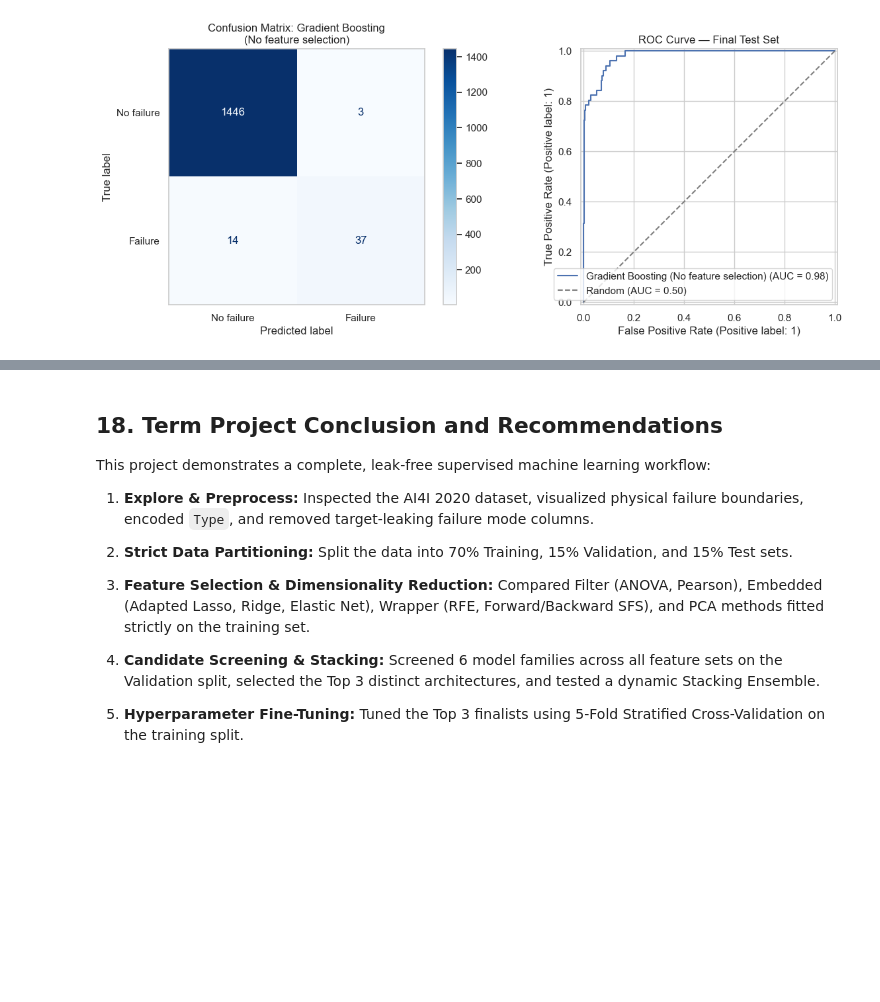
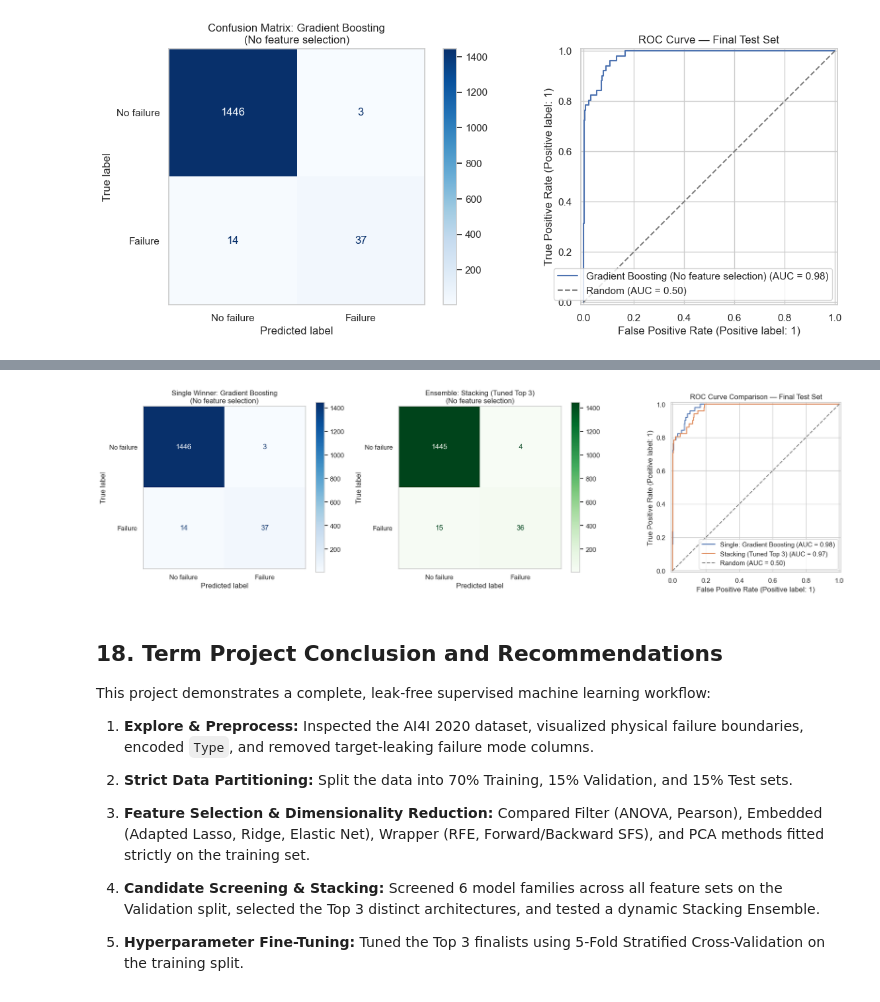
Before and after one commit to sotheasokea/ML_Term_Project, a Jupyter notebook: Predictive_Maintenance_Version 2_Res.ipynb, the cells around one changed output, grey strips where cells are left out. Cells and saved outputs as stored; diff of their text form; code cells hidden in the pictures; blank space fills up the shorter version.

Commit message:
Finalized Version For Term Project

```diff
--- a/Predictive_Maintenance_Version 2_Res.ipynb
+++ b/Predictive_Maintenance_Version 2_Res.ipynb
@@ -1540,3 +1540,96 @@ Final unseen test result:
 |  | Feature selection | Model | Features | Test F1 | Test recall | Test precision | Test balanced accuracy | ... |
 | 0 | No feature selection | Gradient Boosting | Type, Air temperature [K], Proces... | 0.813187 | 0.72549 | 0.925 | 0.86171 | ... |
 [figure]
+# %%
+# 1. Refit the Stacking Ensemble on the 85% Development Set using the 3 tuned finalists
+tuned_base_learners = [
+    (res["Model"].lower().replace(" ", "_"), clone(res["Search"].best_estimator_))
+    for res in tuned_models
+]
+
+final_stacking_estimator = StackingClassifier(
+    estimators=tuned_base_learners,
+    final_estimator=LogisticRegression(max_iter=2000, random_state=RANDOM_STATE),
+    cv=CV_FOLDS,
+    n_jobs=-1,
+)
+final_stacking_estimator.fit(
+    x_development[final_result["Input features"]],
+    y_development,
+)
+
+# 2. Evaluate the #1 Tuned Single Winner on the unseen Test Set
+final_test_result = evaluate_on_split(
+    final_estimator,
+    final_metadata,
+    final_result["Input features"],
+    x_test,
+    y_test,
+    "Test",
+    final_result["Features"],
+)
+
+# 3. Evaluate the Stacking Ensemble on the unseen Test Set
+stacking_test_metadata = {
+    "Feature selection": final_result["Feature selection"],
+    "Model": "Stacking (Tuned Top 3)",
+}
+stacking_test_result = evaluate_on_split(
+    final_stacking_estimator,
+    stacking_test_metadata,
+    final_result["Input features"],
+    x_test,
+    y_test,
+    "Test",
+    final_result["Features"],
+)
+
+# 4. Display side-by-side Final Test Table
+final_test_comparison_df = pd.DataFrame([
+    {k: v for k, v in final_test_result.items() if k != "Predictions"},
+    {k: v for k, v in stacking_test_result.items() if k != "Predictions"},
+])
+print("Final Unseen Test Set Evaluation (Single Winner vs. Stacking Ensemble):")
+display(final_test_comparison_df)
+
+# 5. Plot Confusion Matrices + Combined ROC Curve (1x3 grid)
+fig, axes = plt.subplots(1, 3, figsize=(18, 5))
+
+# Plot 1: Single Winner Confusion Matrix
+cm_single = confusion_matrix(y_test, final_test_result["Predictions"], labels=[0, 1])
+ConfusionMatrixDisplay(cm_single, display_labels=["No failure", "Failure"]).plot(
+    cmap="Blues", values_format="d", ax=axes[0]
+)
+axes[0].set_title(f"Single Winner: {final_winner['Model']}\n({final_winner['Feature selection']})")
+axes[0].grid(False)
+
+# Plot 2: Stacking Ensemble Confusion Matrix
+cm_stack = confusion_matrix(y_test, stacking_test_result["Predictions"], labels=[0, 1])
+ConfusionMatrixDisplay(cm_stack, display_labels=["No failure", "Failure"]).plot(
+    cmap="Greens", values_format="d", ax=axes[1]
+)
+axes[1].set_title(f"Ensemble: Stacking (Tuned Top 3)\n({final_winner['Feature selection']})")
+axes[1].grid(False)
+
+# Plot 3: Combined ROC Curves on the same axes
+RocCurveDisplay.from_estimator(
+    final_estimator,
+    x_test[final_result["Input features"]],
+    y_test,
+    name=f"Single: {final_winner['Model']}",
+    ax=axes[2],
+)
+RocCurveDisplay.from_estimator(
+    final_stacking_estimator,
+    x_test[final_result["Input features"]],
+    y_test,
+    name="Stacking (Tuned Top 3)",
+    ax=axes[2],
+)
+axes[2].plot([0, 1], [0, 1], ls="--", color="grey", label="Random (AUC = 0.50)")
+axes[2].set_title("ROC Curve Comparison — Final Test Set")
+axes[2].legend(loc="lower right")
+
+plt.tight_layout()
+plt.show()
+# %% [output]
@@ -1543,3 +1640,4 @@ Final unseen test result:
+[figure, added]
 # %% [markdown]
  ## 18. Term Project Conclusion and Recommendations
 
```
Also changed, not shown: parts of 2 cells of this notebook, 2 other files.
